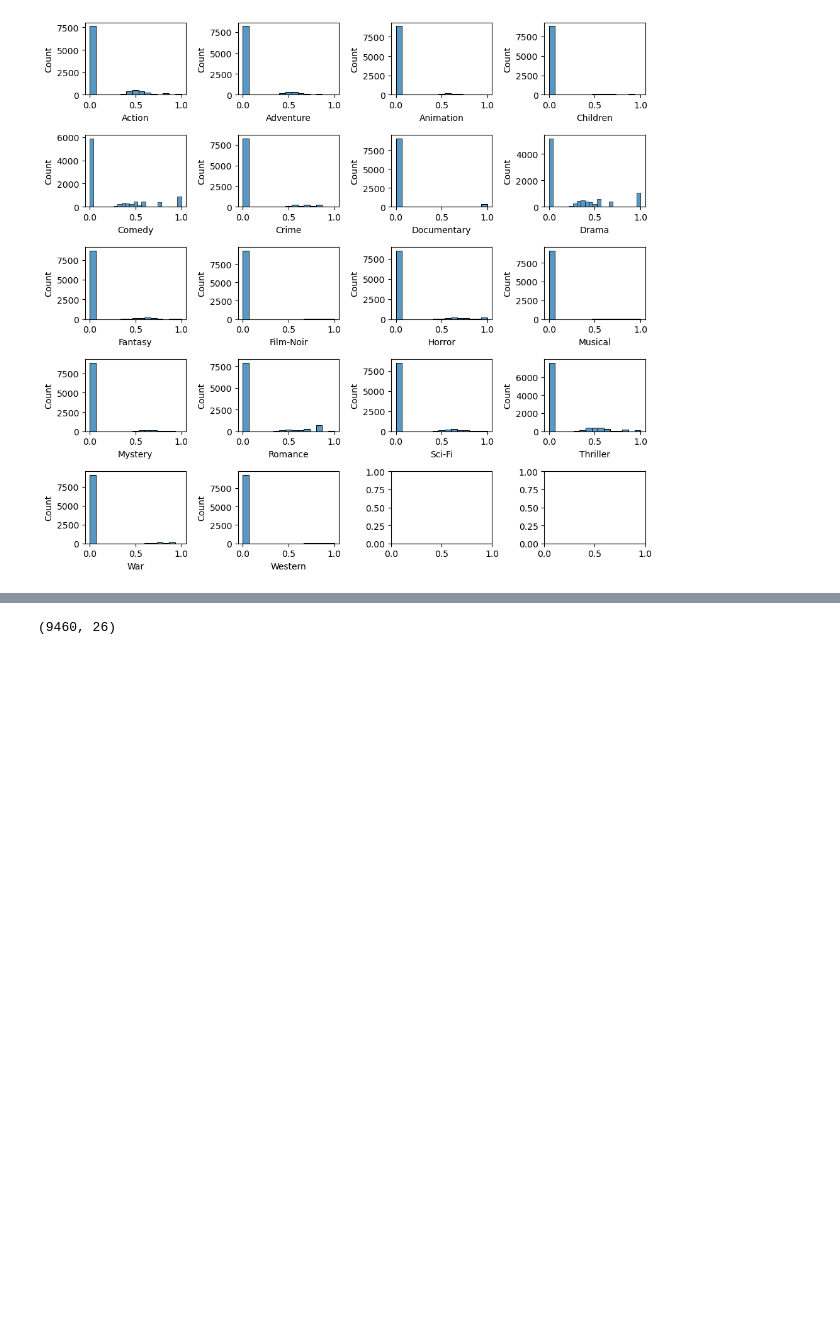
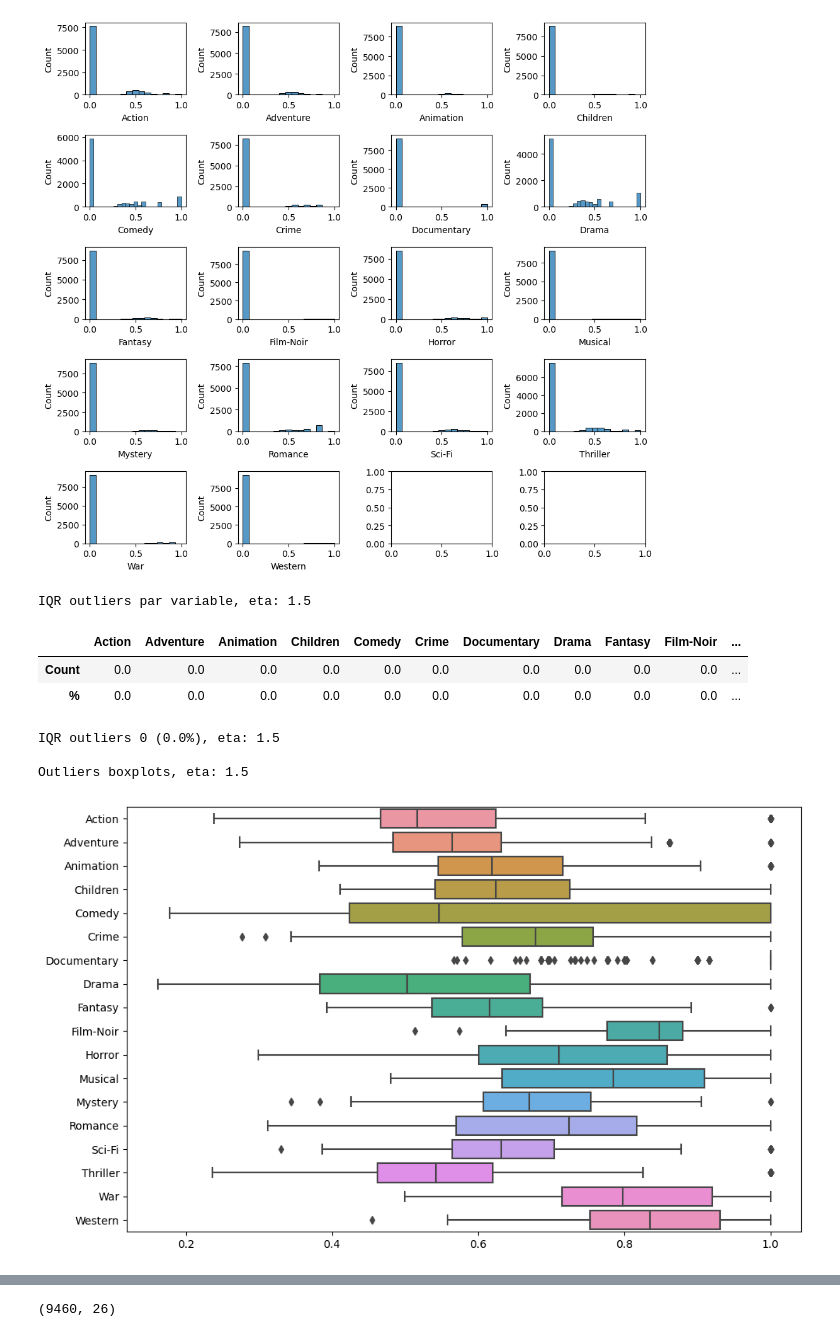
Before and after one commit to jfgagnon00/MovieLens, a Jupyter notebook: A56.ipynb, the cells around one changed output, grey strips where cells are left out. Drawn from its saved outputs; the diff is of its cells as text; code cells hidden in the pictures; blank space fills up the shorter version.

Commit message:
graph tfidf outliers a corriger

```diff
--- a/A56.ipynb
+++ b/A56.ipynb
@@ -1218,5 +1218,24 @@ clstr.show_distributions(genres_tf_idf_vanilla_df,
 # %% [output]
 Distributions genres tf-idf
 [figure]
+# %%
+#
+# retirer les 0 pour visualiser les genres_tfidf*
+#
+data_tmp = genres_tf_idf_vanilla_df
+data_tmp = data_tmp[data_tmp > 0]
+clstr.show_outliers_iqr(data_tmp,
+                        eta=1.5,
+                        boxlists=[data_tmp.columns],
+                        figsize=(10, 6));
+# %% [output]
+IQR outliers par variable, eta: 1.5
+|  | Action | Adventure | Animation | Children | Comedy | Crime | Documentary | Drama | Fantasy | Film-Noir | ... |
+| Count | 0.0 | 0.0 | 0.0 | 0.0 | 0.0 | 0.0 | 0.0 | 0.0 | 0.0 | 0.0 | ... |
+| % | 0.0 | 0.0 | 0.0 | 0.0 | 0.0 | 0.0 | 0.0 | 0.0 | 0.0 | 0.0 | ... |
+IQR outliers 0 (0.0%), eta: 1.5
+
+Outliers boxplots, eta: 1.5
+[figure, added]
 # %% [markdown]
 Les distributions sont très éparses (beaucoup de 0). Ceci est attendu de part la nature des données. Noter que la transformation one hot ne sera pas ajoutée car elle ajoute beaucoup de redondance d'informations.
```
Also changed, not shown: parts of 6 cells of this notebook.
